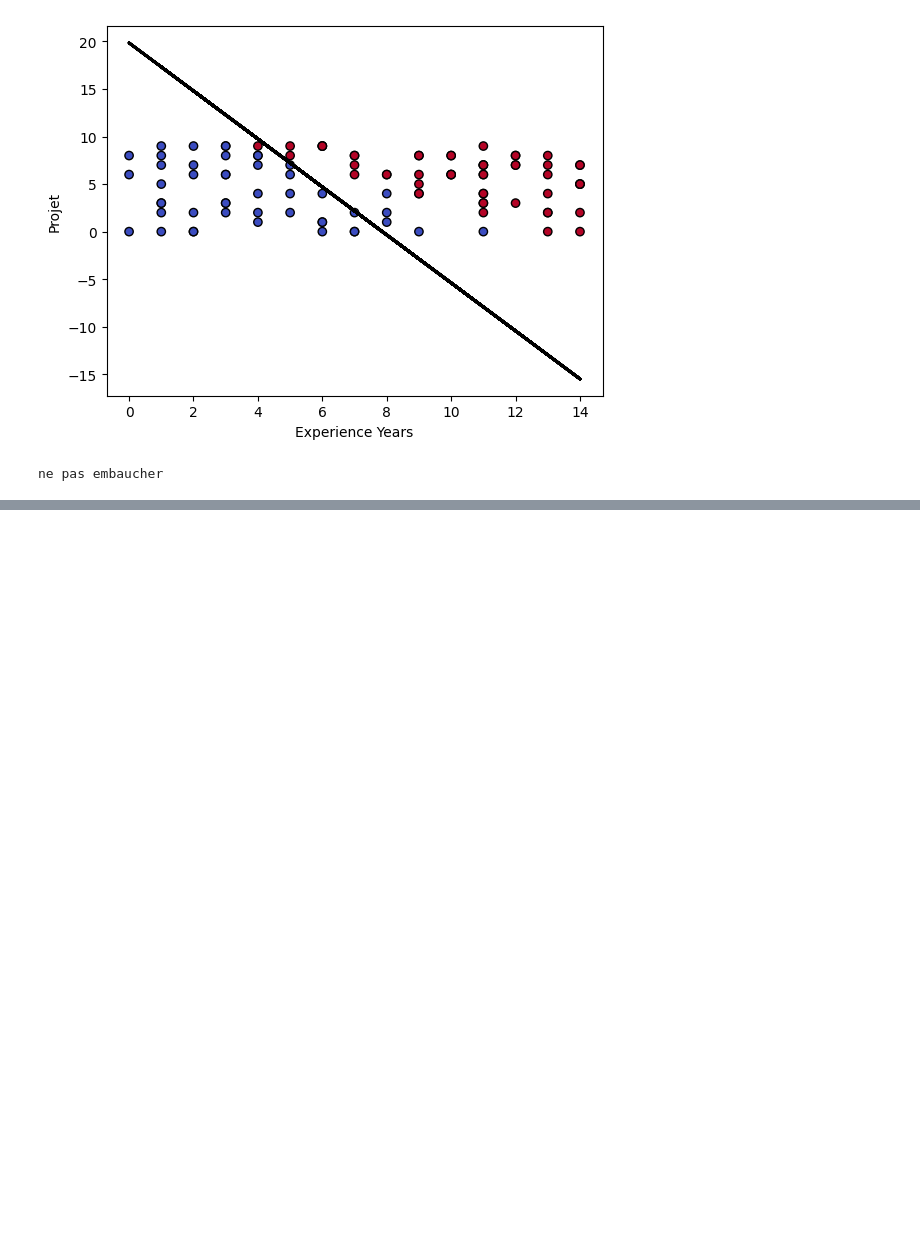
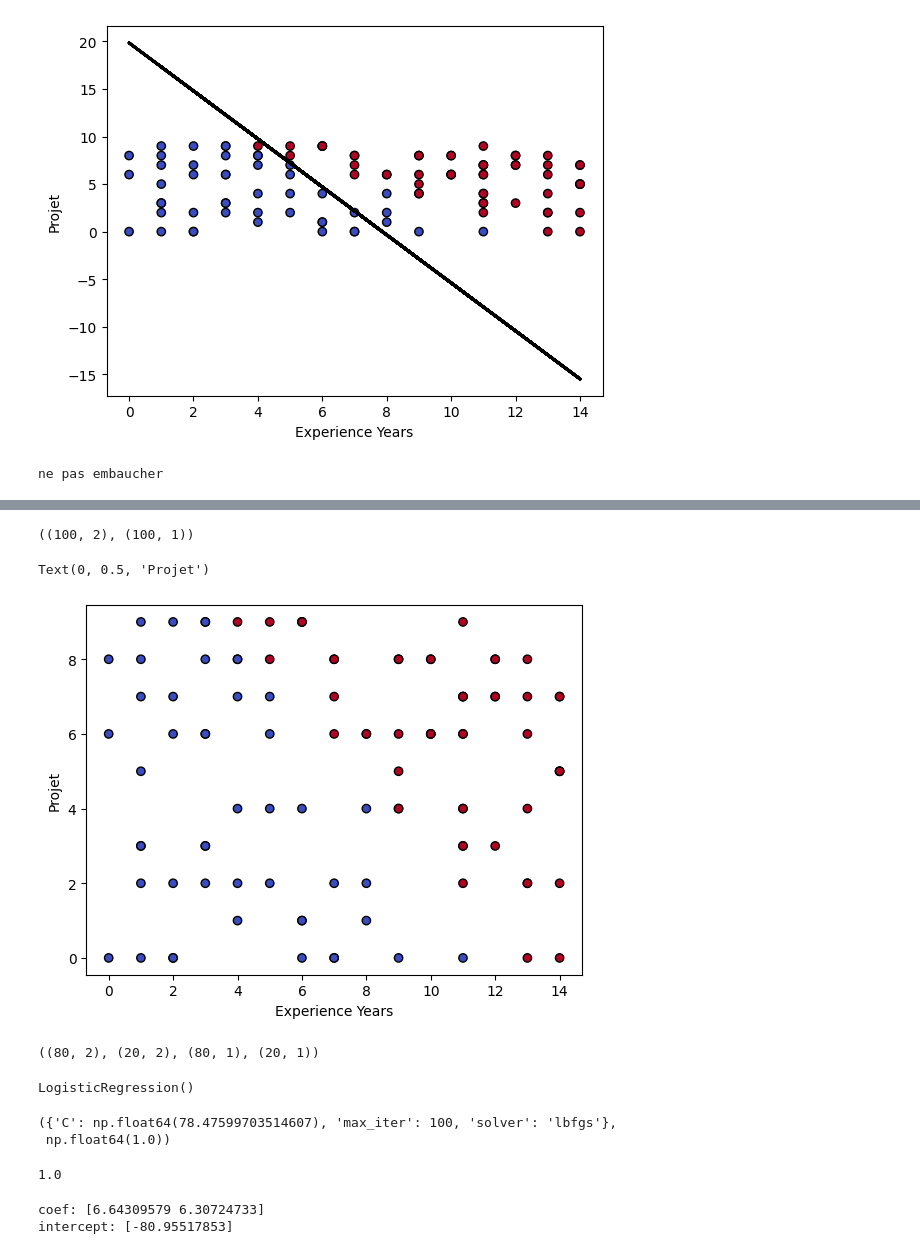
Before and after one commit to mahalmadane/MachineLearning, a Jupyter notebook: logistiqueRegression.ipynb, the cells around one changed output, grey strips where cells are left out. Drawn from its saved outputs; the diff is of its cells as text; code cells hidden in the pictures; blank space fills up the shorter version.

```diff
--- a/logistiqueRegression.ipynb
+++ b/logistiqueRegression.ipynb
@@ -201,0 +229,50 @@ ne pas embaucher
+# %%
+X=data[['experience_years', 'projet']].values
+Y=data['embaucher'].values
+X.shape,Y.reshape(-1,1).shape
+# %% [output]
+((100, 2), (100, 1))
+# %%
+plt.scatter(X[:, 0], X[:, 1], c=Y, cmap='coolwarm', edgecolors='k')
+plt.xlabel('Experience Years')
+plt.ylabel('Projet')
+# %% [output]
+Text(0, 0.5, 'Projet')
+[figure, added]
+# %%
+x_train, x_test, y_train, y_test = train_test_split(X, Y, test_size=0.2, random_state=42)
+x_train.shape, x_test.shape, y_train.reshape(-1,1).shape, y_test.reshape(-1,1).shape
+# %% [output]
+((80, 2), (20, 2), (80, 1), (20, 1))
+# %%
+model=LogisticRegression()
+model
+# %% [output]
+LogisticRegression()
+# %%
+params = {
+    'C': np.logspace(-4, 4, 20),  # Valeurs de C pour la régularisation
+    'solver': ['lbfgs', 'liblinear'],  # Différents solveurs
+    'max_iter': [100, 200, 300]  # Différents nombres d'itérations
+}
+hyp_param = GridSearchCV(model, params, cv=5, scoring='accuracy')
+hyp_param.fit(x_train, np.squeeze(y_train))
+hyp_param.best_params_, hyp_param.best_score_
+# %% [output]
+({'C': np.float64(78.47599703514607), 'max_iter': 100, 'solver': 'lbfgs'},
+ np.float64(1.0))
+# %%
+model=LogisticRegression(C=78.47599703514607, solver='lbfgs', max_iter=100)
+model.fit(x_train, y_train,)
+score=model.score(x_test, y_test)
+score
+# %% [output]
+1.0
+# %%
+coef=model.coef_[0]
+intercep=model.intercept_
+print(f"coef: {coef}")
+print(f"intercept: {intercep}")
+# %% [output]
+coef: [6.64309579 6.30724733]
+intercept: [-80.95517853]
```
Also changed, not shown: parts of 9 cells of this notebook, 1 other file.
